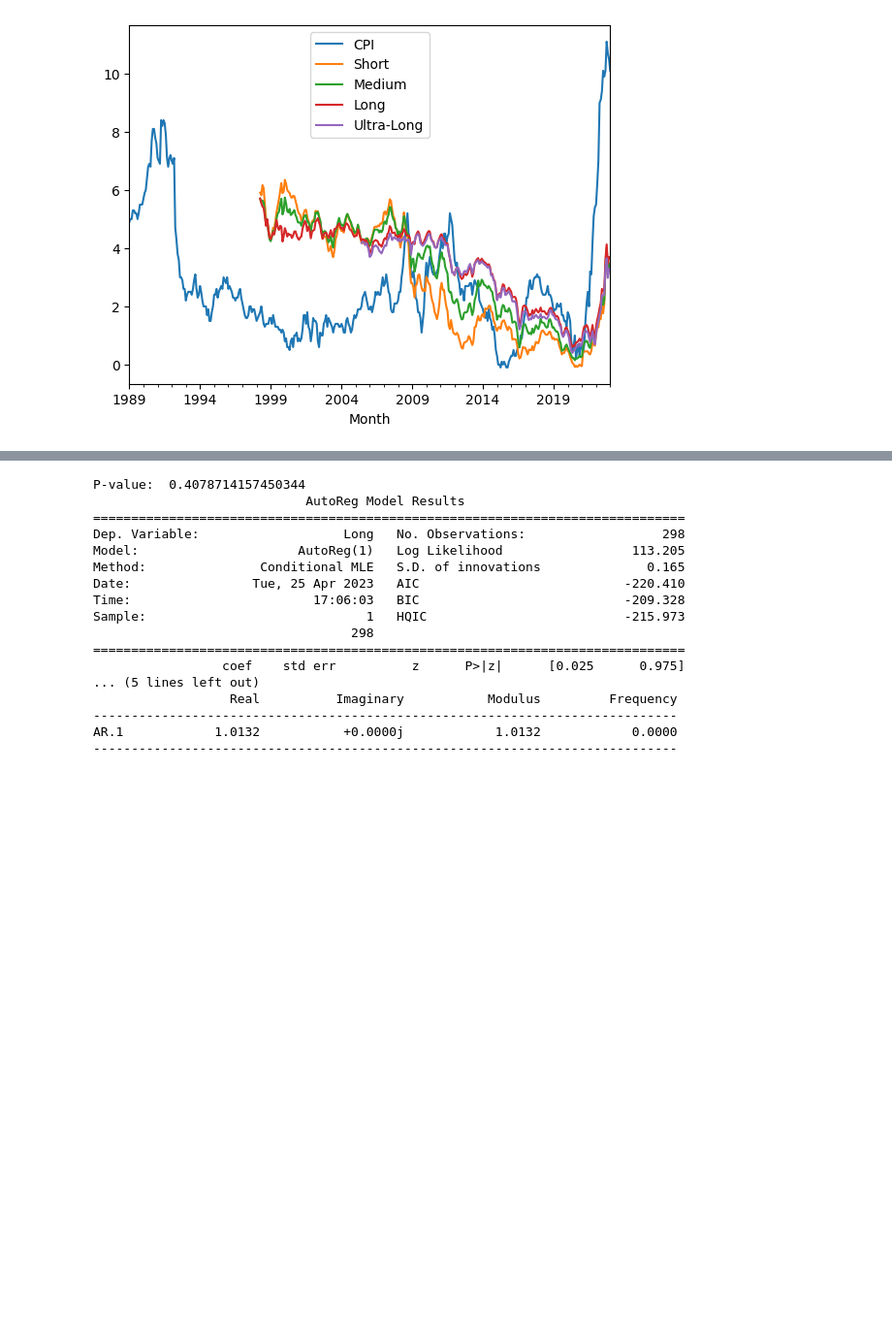
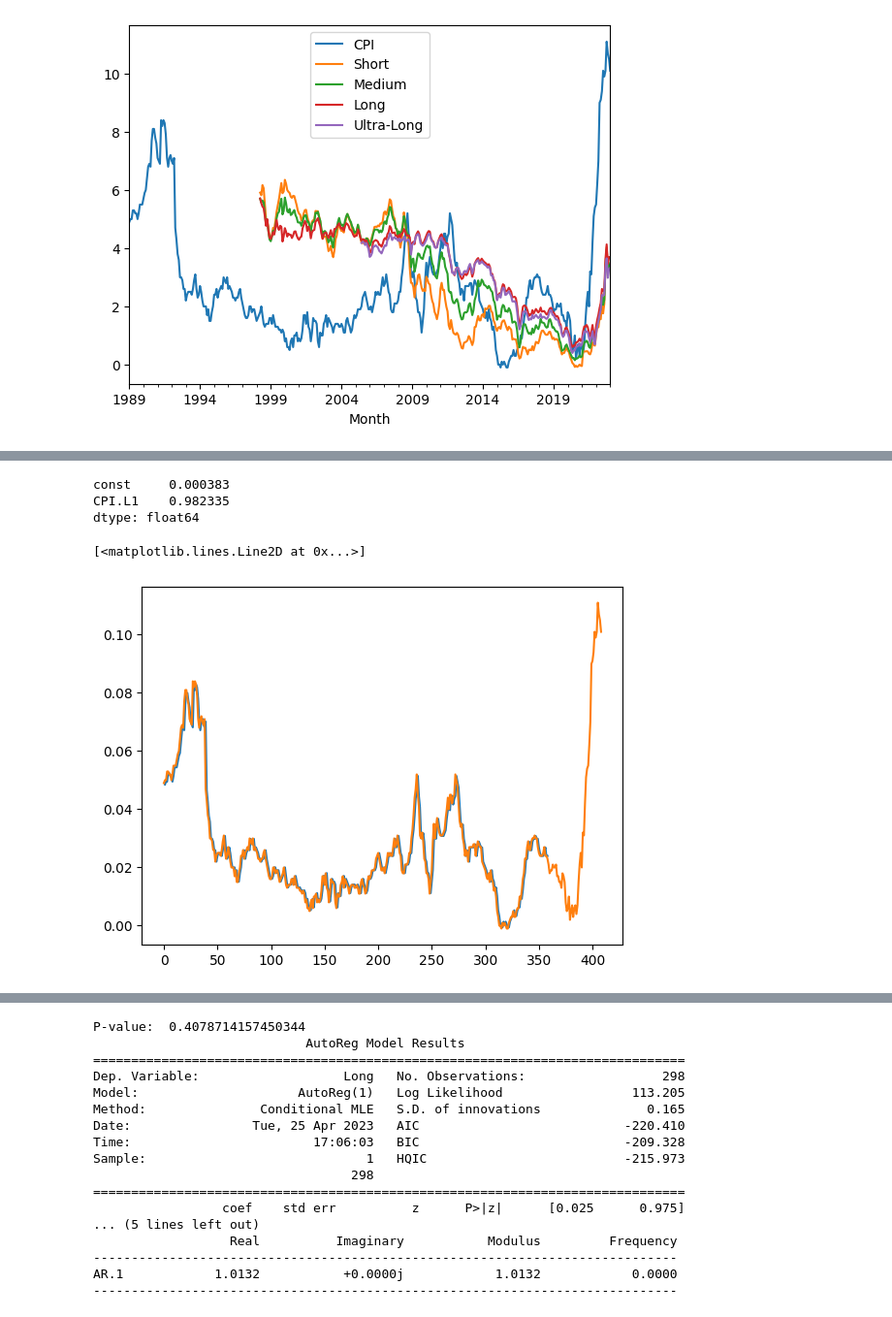
Before and after one commit to sophiebella28/pension_model, a Jupyter notebook: python/calibrate.ipynb, the cells around one changed output, grey strips where cells are left out. Shown: that part at 97% size. Saved outputs shown, nothing was run; the diff lists cells and outputs as text; code cells hidden in the pictures; blank space fills up the shorter version.

```diff
--- a/python/calibrate.ipynb
+++ b/python/calibrate.ipynb
@@ -135 +144,11 @@ AR.1            1.0179           +0.0000j            1.0179            0.0000
 [figure]
+# %%
+print(bestModel.params)
+plt.plot(bestModel.fittedvalues)
+plt.plot(cpi_df["CPI"])
+# %% [output]
+const     0.000383
+CPI.L1    0.982335
+dtype: float64
+[<matplotlib.lines.Line2D at 0x...>]
+[figure, added]
```
Also changed, not shown: parts of 2 cells of this notebook, 4 other files.
